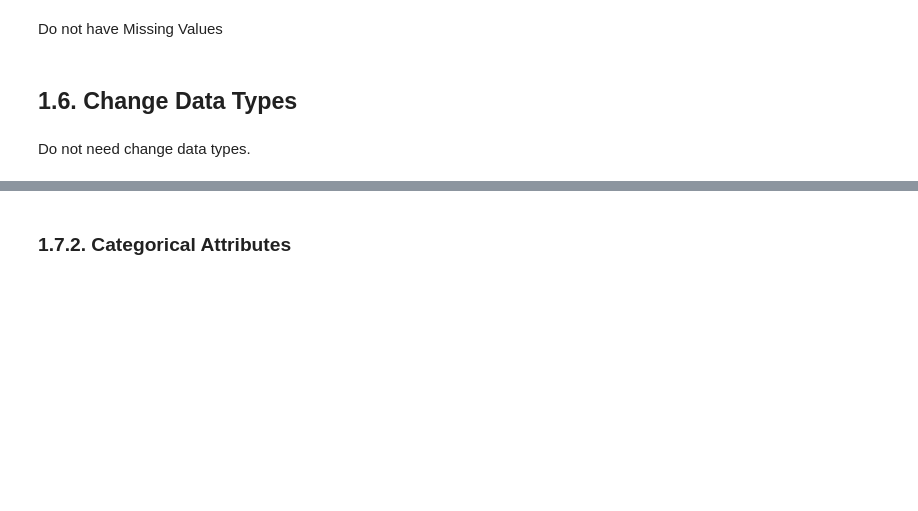
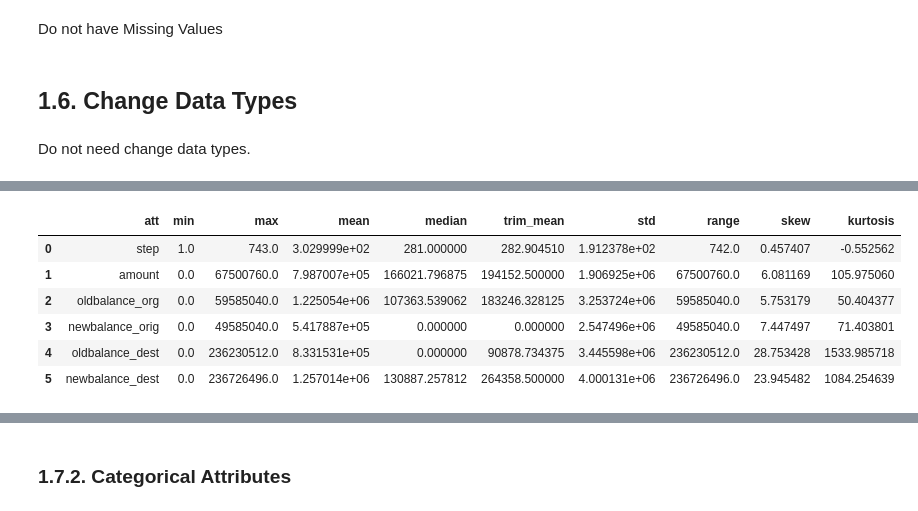
Before and after one commit to xGabrielR/Blocker-Fraud-Company, a Jupyter notebook: notebooks/m01_descriptive_statistical.ipynb, the cells around one changed output, grey strips where cells are left out. Cells and saved outputs as stored; diff of their text form; code cells hidden in the pictures; blank space fills up the shorter version.

```diff
--- a/notebooks/m01_descriptive_statistical.ipynb
+++ b/notebooks/m01_descriptive_statistical.ipynb
@@ -94,0 +277,10 @@ num_att.describe()
+# %%
+metrics(df_samp)
+# %% [output]
+|  | att | min | max | mean | median | trim_mean | std | range | skew | kurtosis |
+| 0 | step | 1.0 | 743.0 | 3.029999e+02 | 281.000000 | 282.904510 | 1.912378e+02 | 742.0 | 0.457407 | -0.552562 |
+| 1 | amount | 0.0 | 67500760.0 | 7.987007e+05 | 166021.796875 | 194152.500000 | 1.906925e+06 | 67500760.0 | 6.081169 | 105.975060 |
+| 2 | oldbalance_org | 0.0 | 59585040.0 | 1.225054e+06 | 107363.539062 | 183246.328125 | 3.253724e+06 | 59585040.0 | 5.753179 | 50.404377 |
+| 3 | newbalance_orig | 0.0 | 49585040.0 | 5.417887e+05 | 0.000000 | 0.000000 | 2.547496e+06 | 49585040.0 | 7.447497 | 71.403801 |
+| 4 | oldbalance_dest | 0.0 | 236230512.0 | 8.331531e+05 | 0.000000 | 90878.734375 | 3.445598e+06 | 236230512.0 | 28.753428 | 1533.985718 |
+| 5 | newbalance_dest | 0.0 | 236726496.0 | 1.257014e+06 | 130887.257812 | 264358.500000 | 4.000131e+06 | 236726496.0 | 23.945482 | 1084.254639 |
```
Also changed, not shown: parts of 46 cells of this notebook.
